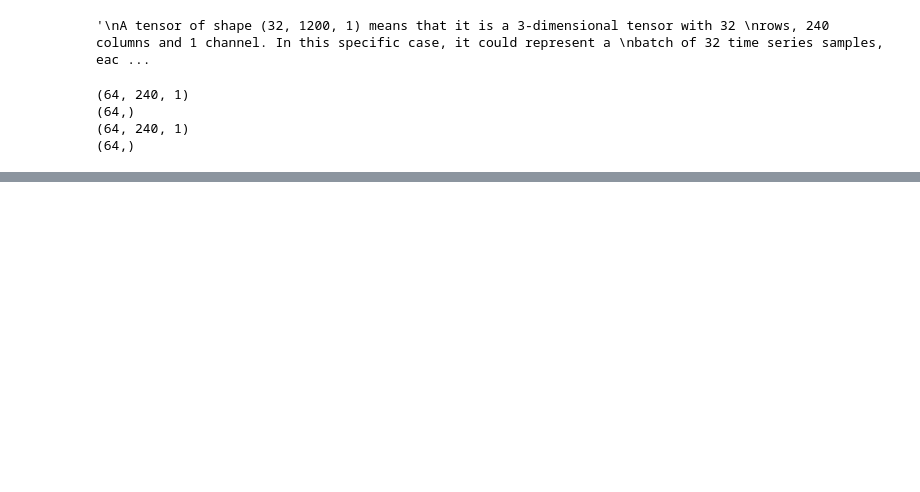
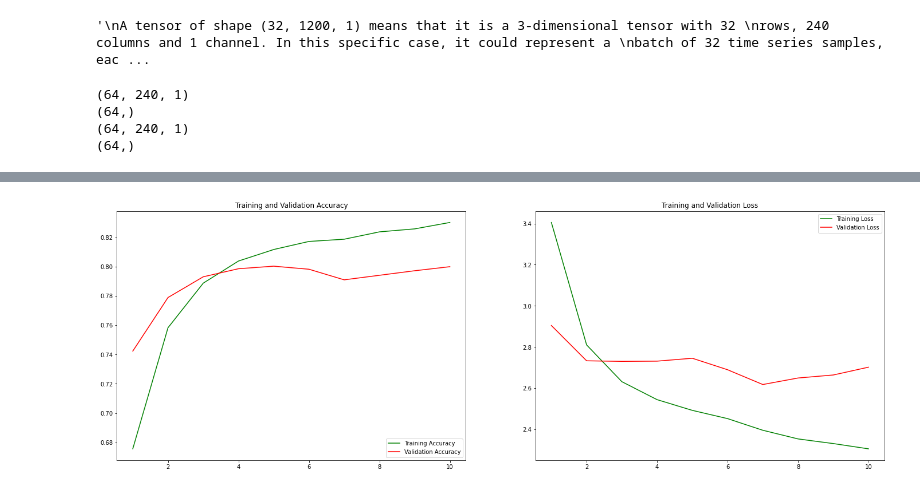
Before and after one commit to kjspring/stress-detection-wearable-devices, a Jupyter notebook: modeling_WESAD.ipynb, the cells around one changed output, grey strips where cells are left out. Saved outputs shown, nothing was run; the diff lists cells and outputs as text; code cells hidden in the pictures; blank space fills up the shorter version.

```diff
--- a/modeling_WESAD.ipynb
+++ b/modeling_WESAD.ipynb
@@ -120,0 +204,34 @@ def evaluate_naive_method(dataset):
+# %%
+def plot_evaluation(model, file_name):
+    '''
+    Plotting helper function.
+    Plots the Training and validation accuracy
+    as well as the training and validation loss
+    over the number of epochs specified
+    '''
+    acc = model.history['binary_accuracy']
+    val_acc = model.history['val_binary_accuracy']
+
+    loss = model.history['loss']
+    val_loss = model.history['val_loss']
+
+    epochs_range = range(1, len(loss) + 1)
+
+    fig, ax = plt.subplots(1, 2, figsize=(24 , 8))
+    ax[0].plot(epochs_range, acc, 'g-', label='Training Accuracy')
+    ax[0].plot(epochs_range, val_acc, 'r-', label='Validation Accuracy')
+    ax[0].legend(loc='lower right')
+    ax[0].title.set_text('Training and Validation Accuracy')
+
+    ax[1].plot(epochs_range, loss, 'g-', label='Training Loss')
+    ax[1].plot(epochs_range, val_loss, 'r-', label='Validation Loss')
+    ax[1].legend(loc='upper right')
+    ax[1].title.set_text('Training and Validation Loss')
+    fig.patch.set_facecolor('white')
+    plt.savefig(f'{file_name}')
+    plt.show()
+# %%
+os.chdir('/content/drive/MyDrive/stress-prediction')
+plot_evaluation(history_0, 'models/evaluate/model_0_evaluation.pdf')
+# %% [output]
+[figure, added]
```
Also changed, not shown: parts of 12 cells of this notebook.
